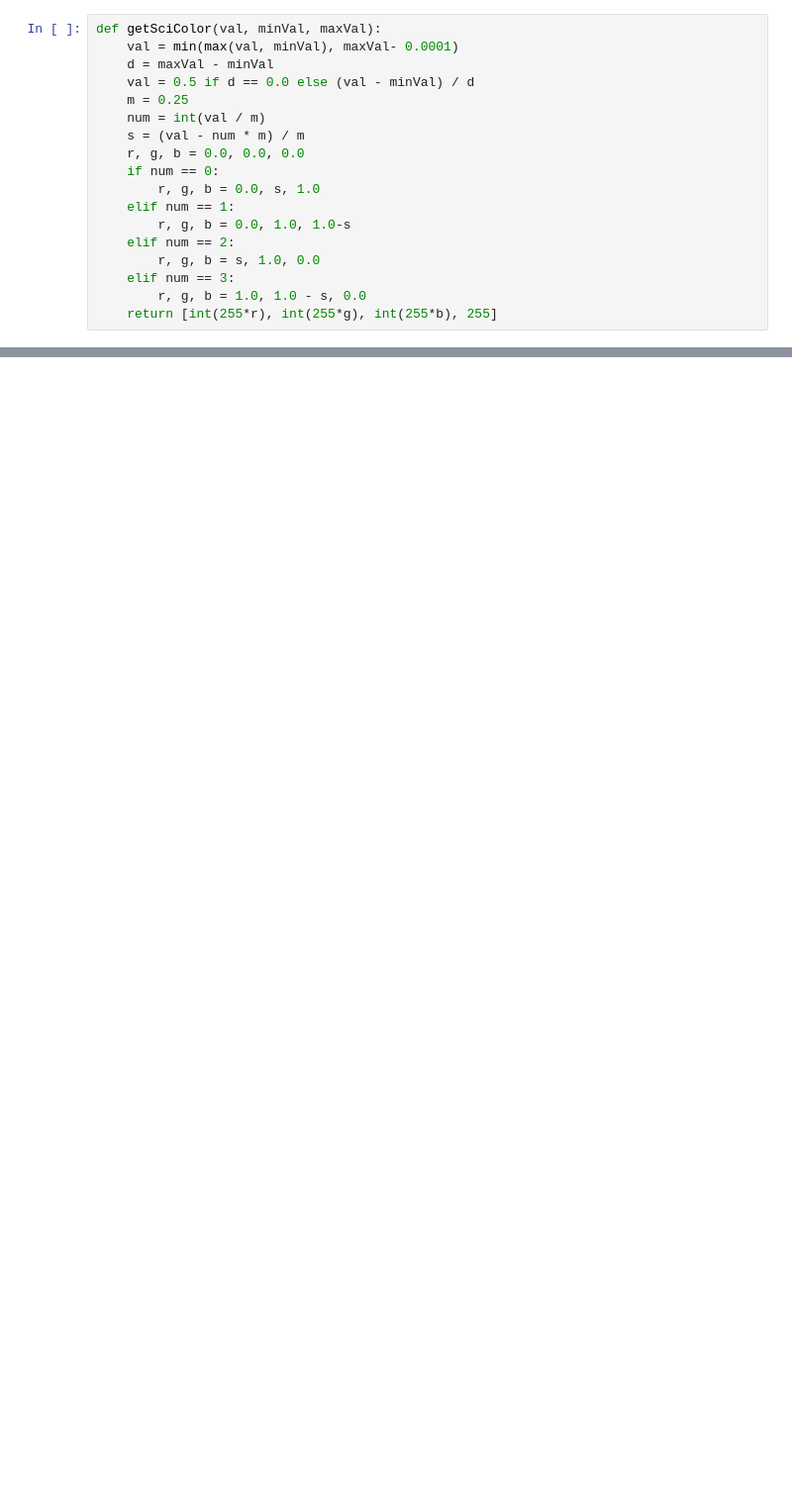
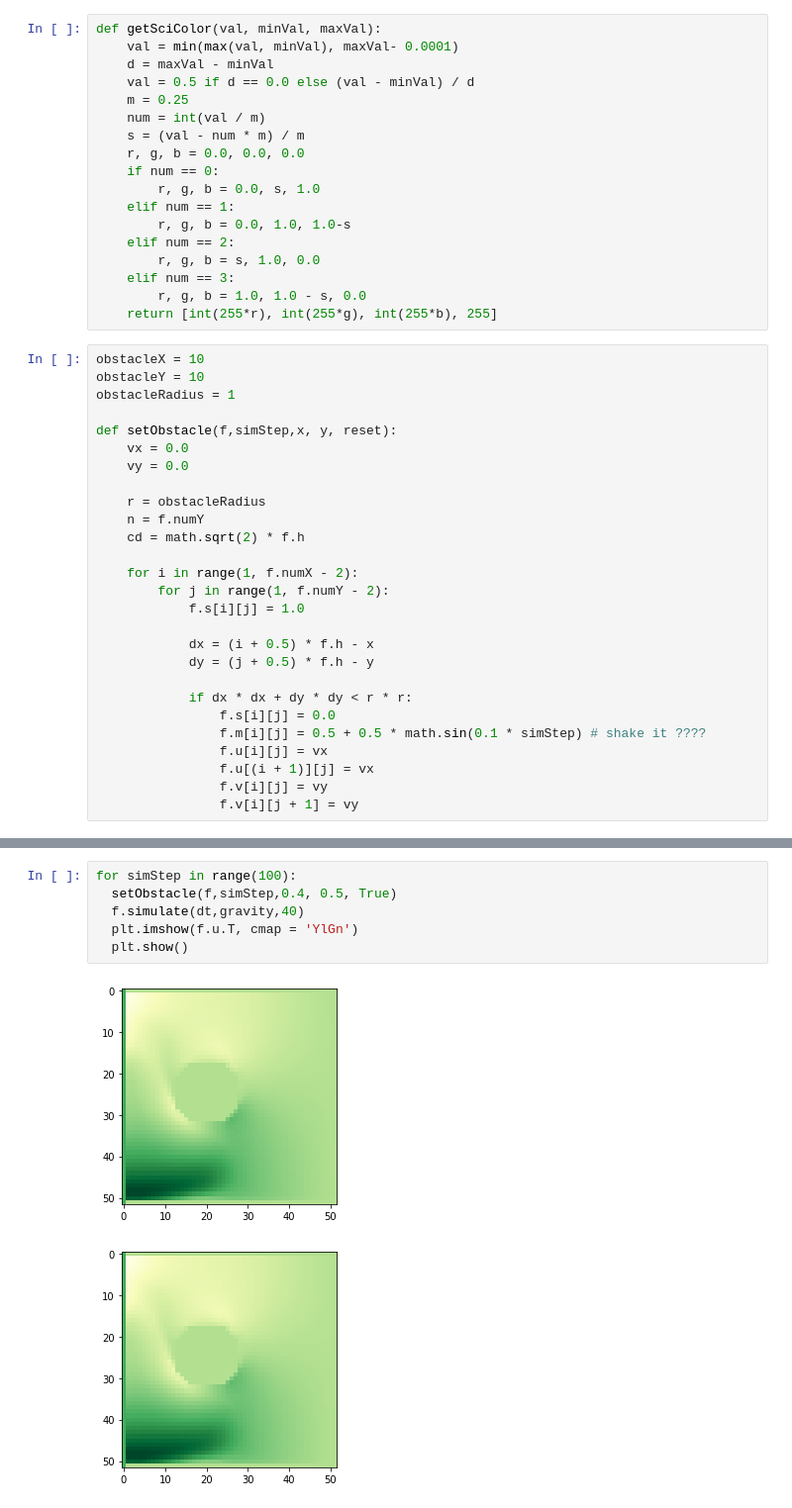
Before and after one commit to sanchitgulati/fluidSim, a Jupyter notebook: fluidSim.ipynb, the cells around one changed output, grey strips where cells are left out. Shown at 99% size. Drawn from its saved outputs; the diff is of its cells as text; blank space fills up the shorter version.

```diff
--- a/fluidSim.ipynb
+++ b/fluidSim.ipynb
@@ -216,3 +191,30 @@ def getSciColor(val, minVal, maxVal):
     elif num == 3:
         r, g, b = 1.0, 1.0 - s, 0.0
     return [int(255*r), int(255*g), int(255*b), 255]
+# %%
+obstacleX = 10
+obstacleY = 10
+obstacleRadius = 1
+
+def setObstacle(f,simStep,x, y, reset):
+    vx = 0.0
+    vy = 0.0
+
+    r = obstacleRadius
+    n = f.numY
+    cd = math.sqrt(2) * f.h
+
+    for i in range(1, f.numX - 2):
+        for j in range(1, f.numY - 2):
+            f.s[i][j] = 1.0
+
+            dx = (i + 0.5) * f.h - x
+            dy = (j + 0.5) * f.h - y
+
+            if dx * dx + dy * dy < r * r:
+                f.s[i][j] = 0.0
+                f.m[i][j] = 0.5 + 0.5 * math.sin(0.1 * simStep) # shake it ????
+                f.u[i][j] = vx
+                f.u[(i + 1)][j] = vx
+                f.v[i][j] = vy
+                f.v[i][j + 1] = vy
@@ -251,0 +333,9 @@ for _ in range(10):
+# %%
+for simStep in range(100):
+  setObstacle(f,simStep,0.4, 0.5, True)
+  f.simulate(dt,gravity,40)
+  plt.imshow(f.u.T, cmap = 'YlGn')
+  plt.show()
+# %% [output]
+[figure, added]
+[figure, added]
```
Also changed, not shown: parts of 11 cells of this notebook.
